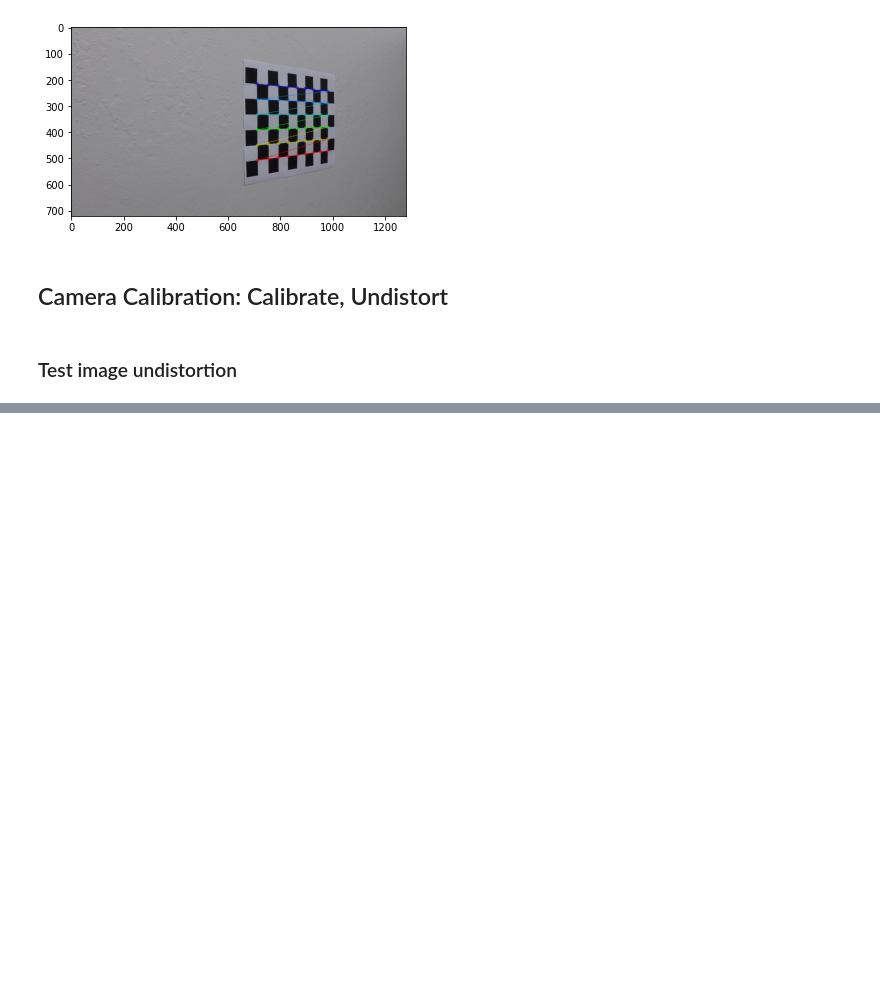
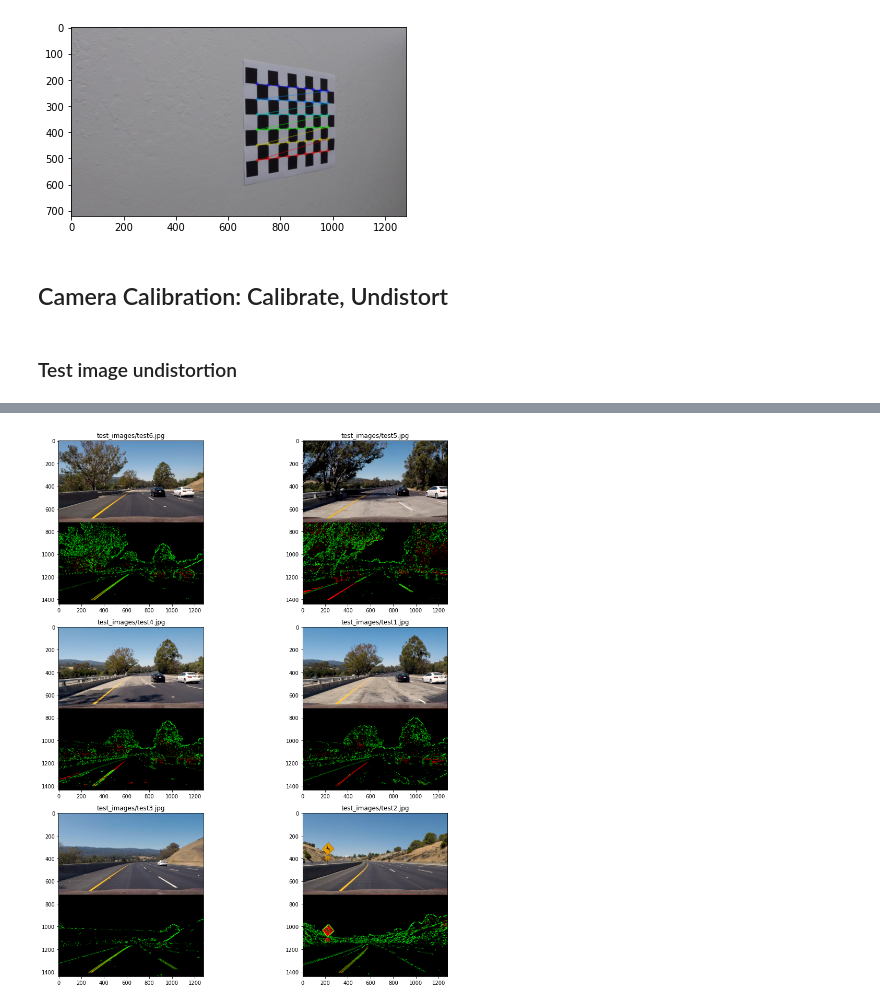
Before and after one commit to VitaliiLakusta/CarND-Advanced-Lane-Lines, a Jupyter notebook: index.ipynb, the cells around one changed output, grey strips where cells are left out. Drawn from its saved outputs; the diff is of its cells as text; code cells hidden in the pictures; blank space fills up the shorter version.

```diff
--- a/index.ipynb
+++ b/index.ipynb
@@ -85,0 +176,5 @@ True
+# %%
+threshImgsDebug = list(map(lambda img: combinedGradAndColorThresh(img, debug=True), testRoadImages))
+show_images(threshImgsDebug, testRoadImgFnames, save=True, save_prefix='combinedThreshDebug_')
+# %% [output]
+[figure, added]
```
Also changed, not shown: parts of 7 cells of this notebook, 12 other files.
